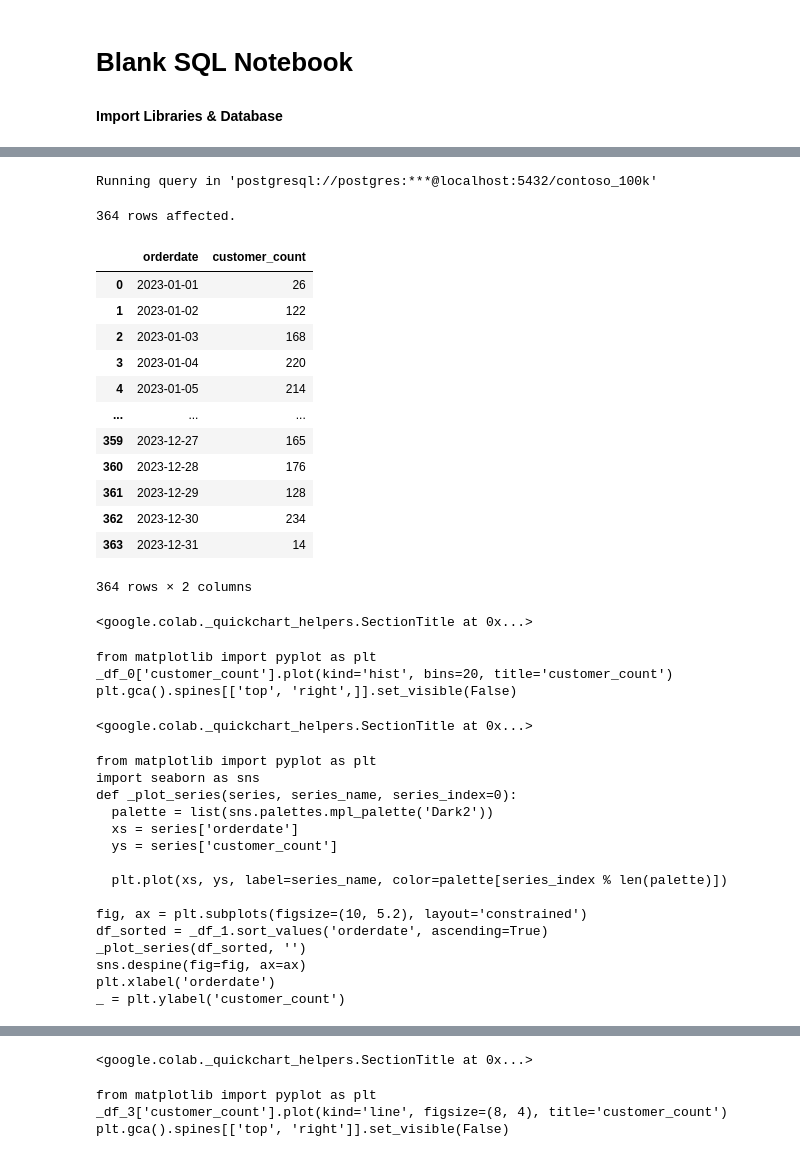
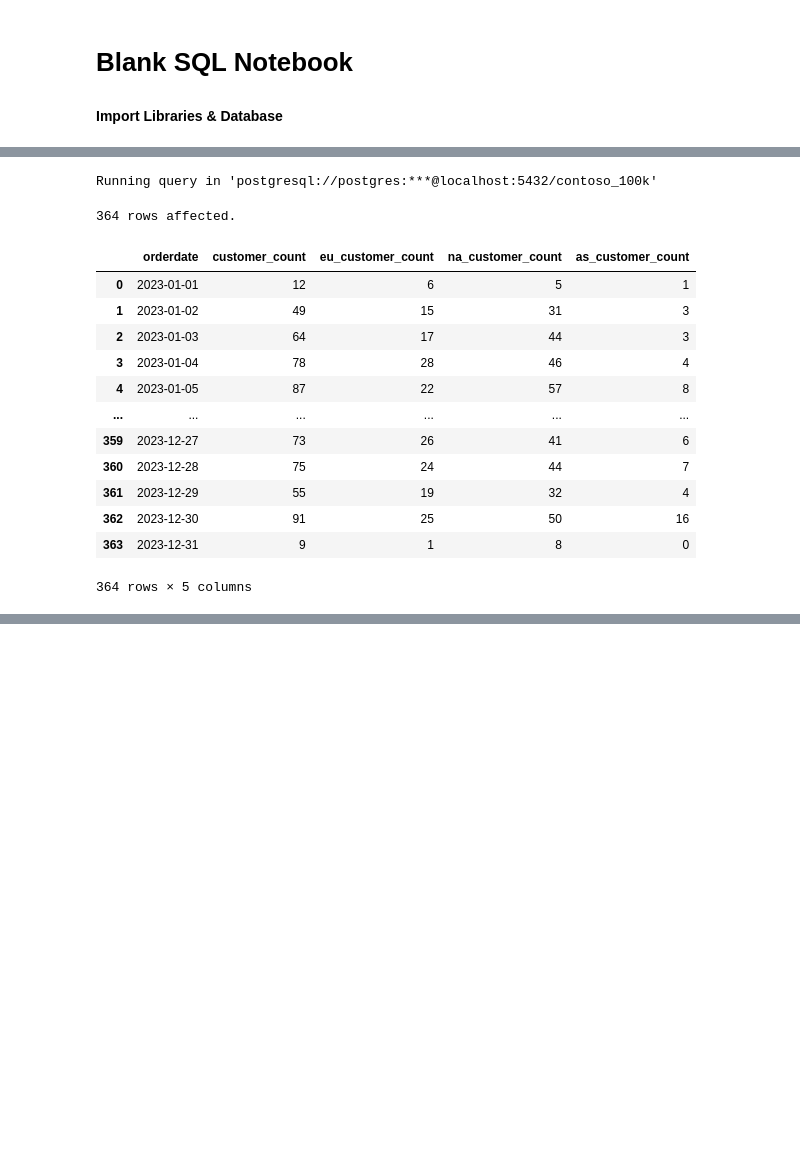
Before and after one commit to Nour-salepan/collab, a Jupyter notebook: Resources/Blank_SQL_Notebook.ipynb, the cells around one changed output, grey strips where cells are left out. Drawn from its saved outputs; the diff is of its cells as text; code cells hidden in the pictures; blank space fills up the shorter version.

```diff
--- a/Resources/Blank_SQL_Notebook.ipynb
+++ b/Resources/Blank_SQL_Notebook.ipynb
@@ -43,45 +92,29 @@ Running query in 'postgresql://postgres:***@localhost:5432/contoso_100k'
 # %%
 %%sql
 select
-orderdate,
-count(customerkey) as customer_count
-from sales
-where orderdate between '2023-01-01' and '2023-12-31'
-group by orderdate
-order by orderdate;
+s.orderdate,
+count(distinct s.customerkey) as customer_count,
+count(distinct case when c.continent = 'Europe' then c.customerkey end  ) as Eu_customer_count,
+count(distinct case when c.continent = 'North America' then c.customerkey end) as Na_customer_count,
+count(distinct case when c.continent =  'Australia' then c.customerkey end) as As_customer_count
+from sales s
+left join customer c on s.customerkey = c.customerkey
+where s.orderdate between '2023-01-01' and '2023-12-31'
+group by s.orderdate
+order by s.orderdate;
 # %% [output]
 Running query in 'postgresql://postgres:***@localhost:5432/contoso_100k'
 364 rows affected.
-|  | orderdate | customer_count |
-| 0 | 2023-01-01 | 26 |
-| 1 | 2023-01-02 | 122 |
-| 2 | 2023-01-03 | 168 |
-| 3 | 2023-01-04 | 220 |
-| 4 | 2023-01-05 | 214 |
-| ... | ... | ... |
-| 359 | 2023-12-27 | 165 |
-| 360 | 2023-12-28 | 176 |
-| 361 | 2023-12-29 | 128 |
-| 362 | 2023-12-30 | 234 |
-| 363 | 2023-12-31 | 14 |
+|  | orderdate | customer_count | eu_customer_count | na_customer_count | as_customer_count |
+| 0 | 2023-01-01 | 12 | 6 | 5 | 1 |
+| 1 | 2023-01-02 | 49 | 15 | 31 | 3 |
+| 2 | 2023-01-03 | 64 | 17 | 44 | 3 |
+| 3 | 2023-01-04 | 78 | 28 | 46 | 4 |
+| 4 | 2023-01-05 | 87 | 22 | 57 | 8 |
+| ... | ... | ... | ... | ... | ... |
+| 359 | 2023-12-27 | 73 | 26 | 41 | 6 |
+| 360 | 2023-12-28 | 75 | 24 | 44 | 7 |
+| 361 | 2023-12-29 | 55 | 19 | 32 | 4 |
+| 362 | 2023-12-30 | 91 | 25 | 50 | 16 |
+| 363 | 2023-12-31 | 9 | 1 | 8 | 0 |
-364 rows × 2 columns
+364 rows × 5 columns
-<google.colab._quickchart_helpers.SectionTitle at 0x...>
-from matplotlib import pyplot as plt
-_df_0['customer_count'].plot(kind='hist', bins=20, title='customer_count')
-plt.gca().spines[['top', 'right',]].set_visible(False)
-<google.colab._quickchart_helpers.SectionTitle at 0x...>
-from matplotlib import pyplot as plt
-import seaborn as sns
-def _plot_series(series, series_name, series_index=0):
-  palette = list(sns.palettes.mpl_palette('Dark2'))
-  xs = series['orderdate']
-  ys = series['customer_count']
-
-  plt.plot(xs, ys, label=series_name, color=palette[series_index % len(palette)])
-
-fig, ax = plt.subplots(figsize=(10, 5.2), layout='constrained')
-df_sorted = _df_1.sort_values('orderdate', ascending=True)
-_plot_series(df_sorted, '')
-sns.despine(fig=fig, ax=ax)
-plt.xlabel('orderdate')
-_ = plt.ylabel('customer_count')
@@ -107,4 +120,0 @@ _ = plt.ylabel('count()')
-<google.colab._quickchart_helpers.SectionTitle at 0x...>
-from matplotlib import pyplot as plt
-_df_3['customer_count'].plot(kind='line', figsize=(8, 4), title='customer_count')
-plt.gca().spines[['top', 'right']].set_visible(False)
```
Also changed, not shown: parts of 5 cells of this notebook.
